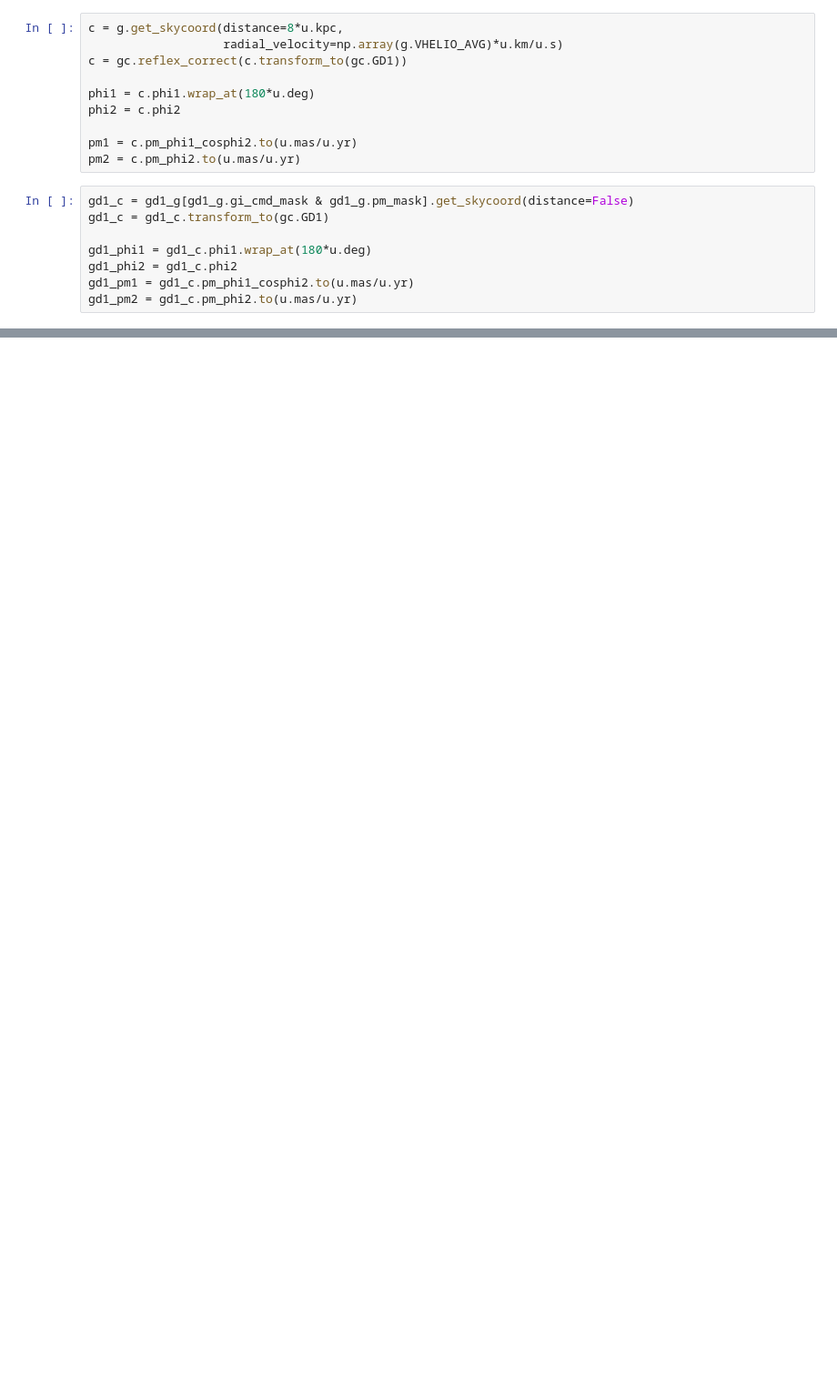
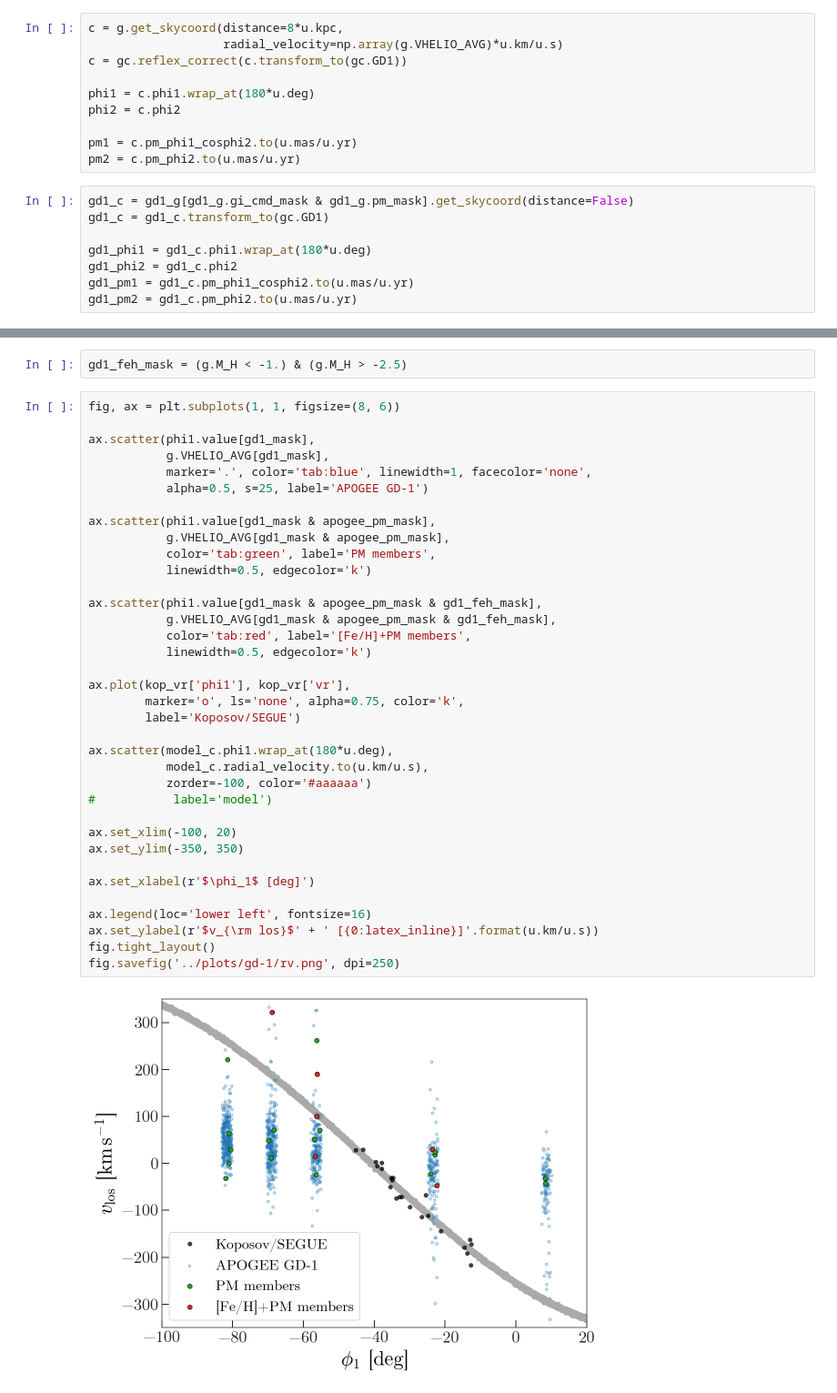
Before and after one commit to adrn/APOGEE-Streams, a Jupyter notebook: notebooks/GD-1-targeted.ipynb, the cells around one changed output, grey strips where cells are left out. Shown at 91% size. Saved outputs shown, nothing was run; the diff lists cells and outputs as text; blank space fills up the shorter version.

```diff
--- a/notebooks/GD-1-targeted.ipynb
+++ b/notebooks/GD-1-targeted.ipynb
@@ -163,0 +211,40 @@ kop_vr = ascii.read("""phi1 phi2 vr err
+# %%
+gd1_feh_mask = (g.M_H < -1.) & (g.M_H > -2.5)
+# %%
+fig, ax = plt.subplots(1, 1, figsize=(8, 6))
+
+ax.scatter(phi1.value[gd1_mask],
+           g.VHELIO_AVG[gd1_mask],
+           marker='.', color='tab:blue', linewidth=1, facecolor='none',
+           alpha=0.5, s=25, label='APOGEE GD-1')
+
+ax.scatter(phi1.value[gd1_mask & apogee_pm_mask],
+           g.VHELIO_AVG[gd1_mask & apogee_pm_mask],
+           color='tab:green', label='PM members',
+           linewidth=0.5, edgecolor='k')
+
+ax.scatter(phi1.value[gd1_mask & apogee_pm_mask & gd1_feh_mask],
+           g.VHELIO_AVG[gd1_mask & apogee_pm_mask & gd1_feh_mask],
+           color='tab:red', label='[Fe/H]+PM members',
+           linewidth=0.5, edgecolor='k')
+
+ax.plot(kop_vr['phi1'], kop_vr['vr'],
+        marker='o', ls='none', alpha=0.75, color='k',
+        label='Koposov/SEGUE')
+
+ax.scatter(model_c.phi1.wrap_at(180*u.deg),
+           model_c.radial_velocity.to(u.km/u.s),
+           zorder=-100, color='#aaaaaa')
+#           label='model')
+
+ax.set_xlim(-100, 20)
+ax.set_ylim(-350, 350)
+
+ax.set_xlabel(r'$\phi_1$ [deg]')
+
+ax.legend(loc='lower left', fontsize=16)
+ax.set_ylabel(r'$v_{\rm los}$' + ' [{0:latex_inline}]'.format(u.km/u.s))
+fig.tight_layout()
+fig.savefig('../plots/gd-1/rv.png', dpi=250)
+# %% [output]
+[figure, added]
```
Also changed, not shown: parts of 27 cells of this notebook, 11 other files.
